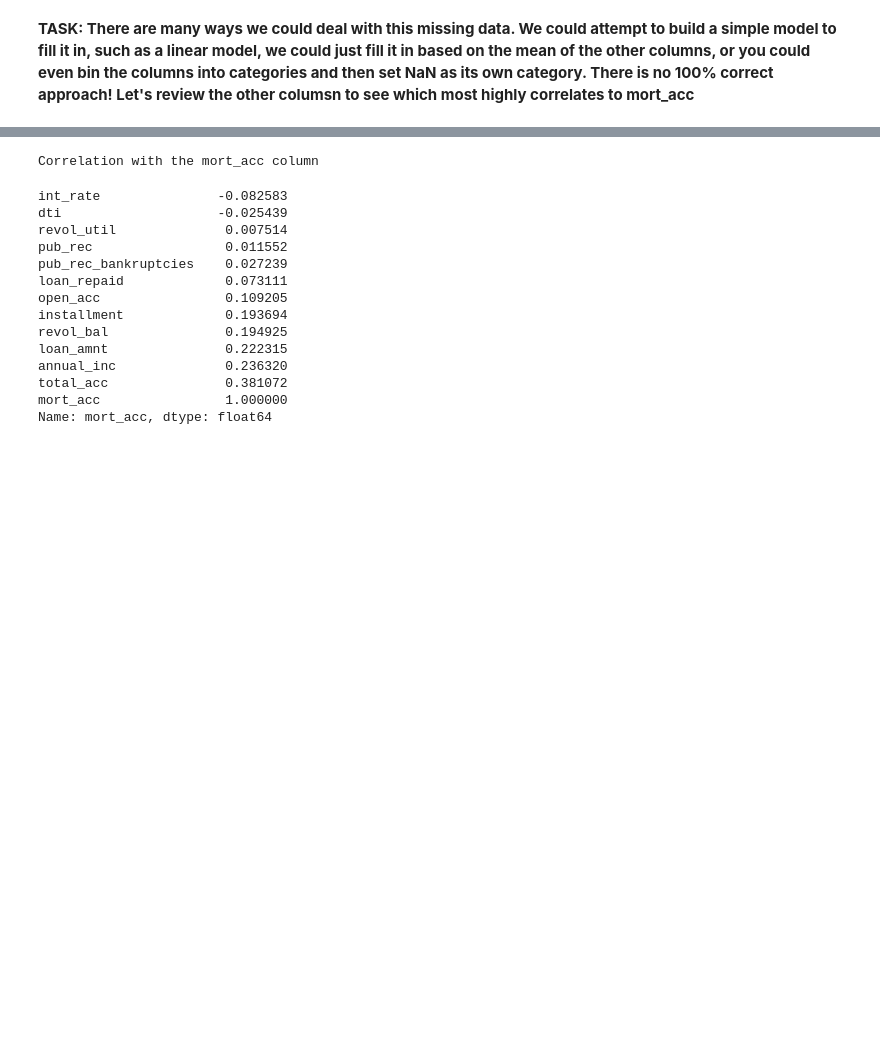
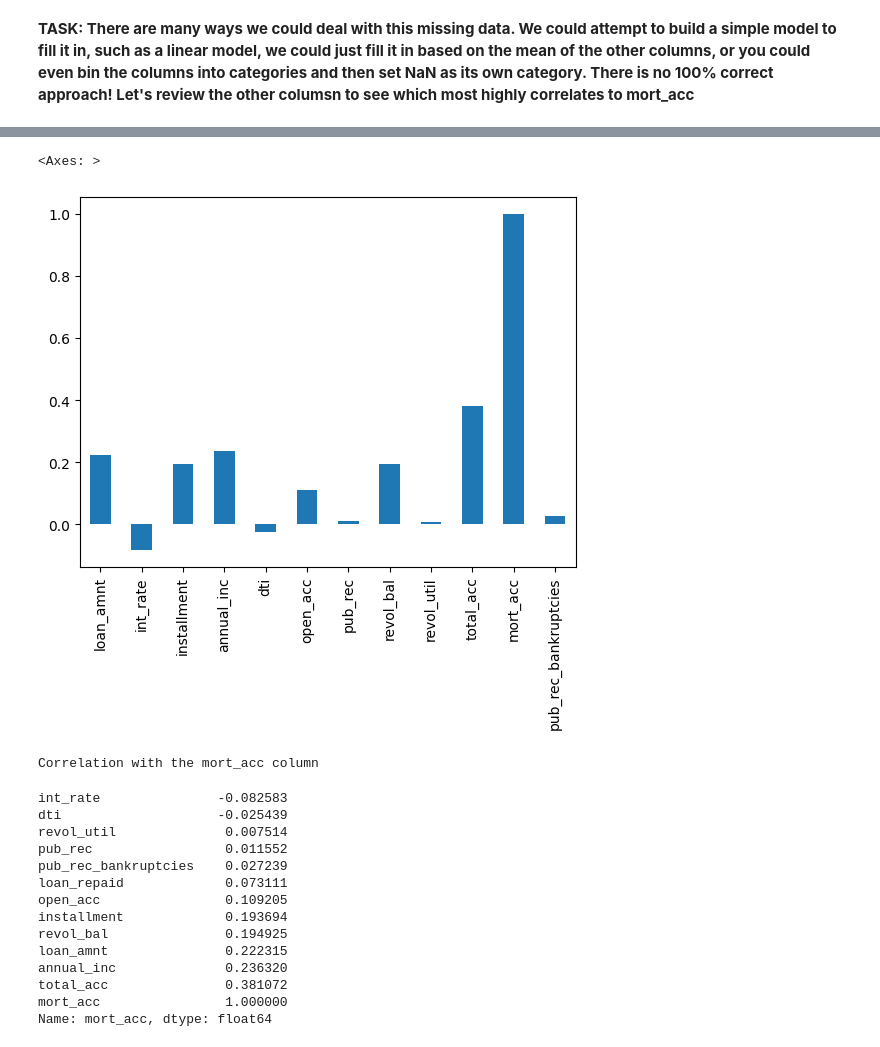
Before and after one commit to Ali-mohammadi-design/TensorFlow, a Jupyter notebook: Tensorflow_Comprehensive_Project_Lending_home_data_Exercise.ipynb, the cells around one changed output, grey strips where cells are left out. Cells and saved outputs as stored; diff of their text form; code cells hidden in the pictures; blank space fills up the shorter version.

```diff
--- a/Tensorflow_Comprehensive_Project_Lending_home_data_Exercise.ipynb
+++ b/Tensorflow_Comprehensive_Project_Lending_home_data_Exercise.ipynb
@@ -1293,2 +1361,8 @@ Name: mort_acc, dtype: int64
 # %% [markdown]
 **TASK: There are many ways we could deal with this missing data. We could attempt to build a simple model to fill it in, such as a linear model, we could just fill it in based on the mean of the other columns, or you could even bin the columns into categories and then set NaN as its own category. There is no 100% correct approach! Let's review the other columsn to see which most highly correlates to mort_acc**
+# %%
+numerics = ['int16', 'int32', 'int64', 'float16', 'float32', 'float64']
+
+newdf = df.select_dtypes(include=numerics)
+
+newdf.corr()['mort_acc']
@@ -1295,3 +1383,8 @@ Name: mort_acc, dtype: int64
+# %%
+newdf.corr()['mort_acc'].plot(kind='bar')
+# %% [output]
+<Axes: >
+[figure, added]
 # %%
 # %% [output]
 Correlation with the mort_acc column
```
Also changed, not shown: parts of 21 cells of this notebook.
